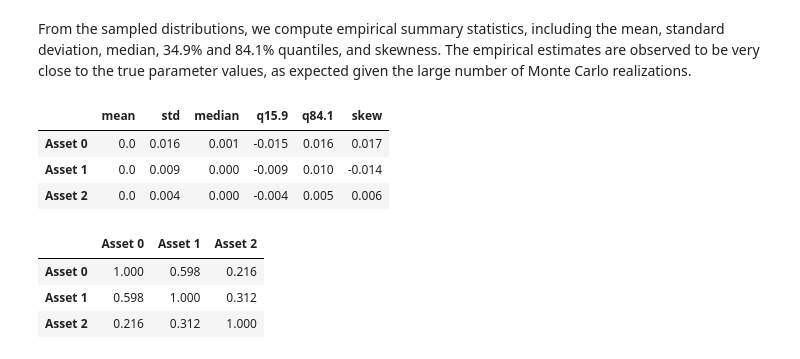
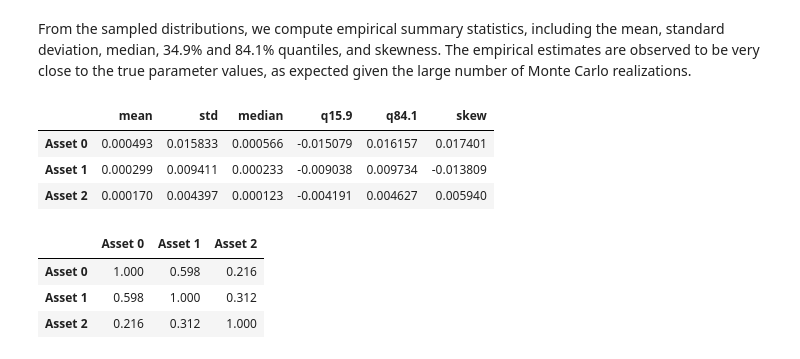
Before and after one commit to ChrisVergis/PortfolioDiversify, a Jupyter notebook: DataPrep.ipynb, the cells around one changed output. Cells and saved outputs as stored; diff of their text form; code cells hidden in the pictures.

```diff
--- a/DataPrep.ipynb
+++ b/DataPrep.ipynb
@@ -6,9 +6,9 @@ import pandas as pd
 
 class DataGeneration():
     def __init__(self, mus=[], sigmas=[], rho=[] , asset_names=None):
-        TRADING_DAYS  = 252
-        self.mus    = np.array(mus, dtype=float) / TRADING_DAYS
-        self.sigmas = np.array(sigmas, dtype=float) / np.sqrt(TRADING_DAYS)
+        self.TRADING_DAYS  = 252
+        self.mus    = np.array(mus, dtype=float) / self.TRADING_DAYS
+        self.sigmas = np.array(sigmas, dtype=float) / np.sqrt(self.TRADING_DAYS)
         self.rho    = np.array(rho, dtype=float)
         D = np.diag(self.sigmas)
         self.covariance = D @ self.rho @ D
@@ -33,7 +33,7 @@ class DataGeneration():
         fig, ax = plt.subplots()
 
         for i, asset in enumerate(self.asset_names):
-            ax.hist(self.Rt[:,i], bins=bins, alpha=0.5, label=fr"{asset} ($\mu$={self.mus[i]:.3f}, $\sigma$={self.sigmas[i]:.3f})")
+            ax.hist(self.Rt[:,i], bins=bins, alpha=0.5, label=fr"{asset} ($\mu$={self.mus[i]*self.TRADING_DAYS:.3f}, $\sigma$={self.sigmas[i]*self.TRADING_DAYS**0.5:.3f})")
         ax.set_xlabel("Daily return")
         leg = ax.legend(
             title="Asset name (generation parameters)",
@@ -148,12 +148,12 @@ returns = gen.generate(T=10_000, seed=42)
 From the sampled distributions, we compute empirical summary statistics, including the mean, standard deviation, median, 34.9% and 84.1% quantiles, and skewness. The empirical estimates are observed to be very close to the true parameter values, as expected given the large number of Monte Carlo realizations.
 # %%
 results_stat, results_corr = gen.summary()
-results_stat.round(3)
+results_stat.round(6)
 # %% [output]
 |  | mean | std | median | q15.9 | q84.1 | skew |
-| Asset 0 | 0.0 | 0.016 | 0.001 | -0.015 | 0.016 | 0.017 |
-| Asset 1 | 0.0 | 0.009 | 0.000 | -0.009 | 0.010 | -0.014 |
-| Asset 2 | 0.0 | 0.004 | 0.000 | -0.004 | 0.005 | 0.006 |
+| Asset 0 | 0.000493 | 0.015833 | 0.000566 | -0.015079 | 0.016157 | 0.017401 |
+| Asset 1 | 0.000299 | 0.009411 | 0.000233 | -0.009038 | 0.009734 | -0.013809 |
+| Asset 2 | 0.000170 | 0.004397 | 0.000123 | -0.004191 | 0.004627 | 0.005940 |
 # %%
 results_corr.round(3)
 # %% [output]
```
Also changed, not shown: parts of 1 cell of this notebook.
